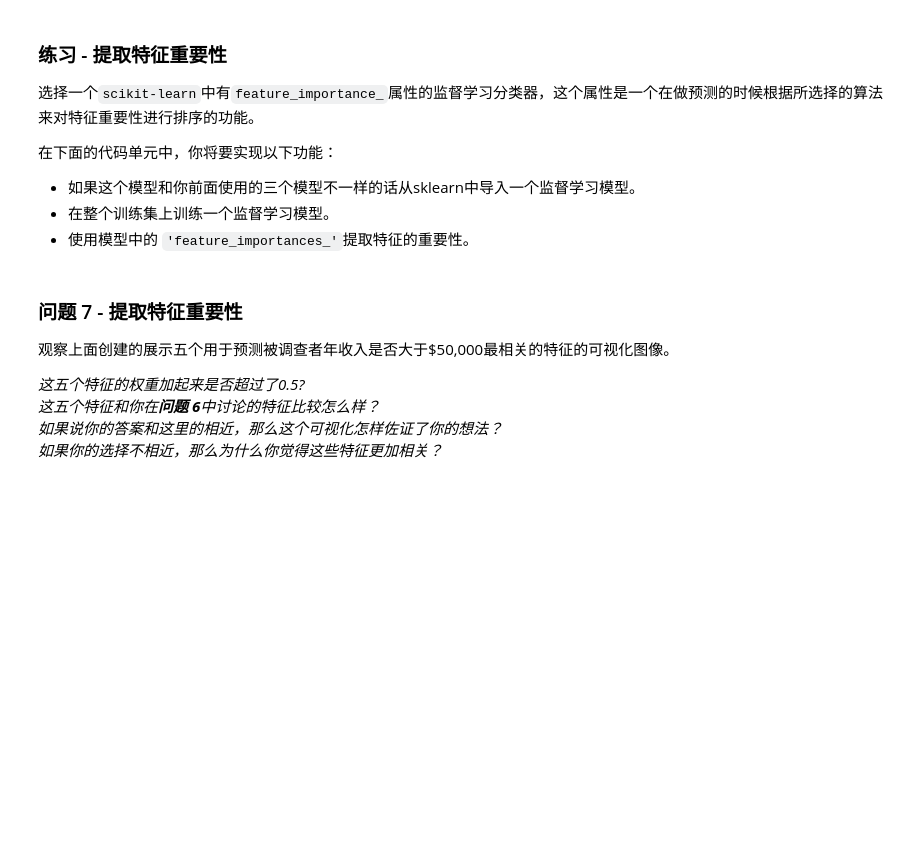
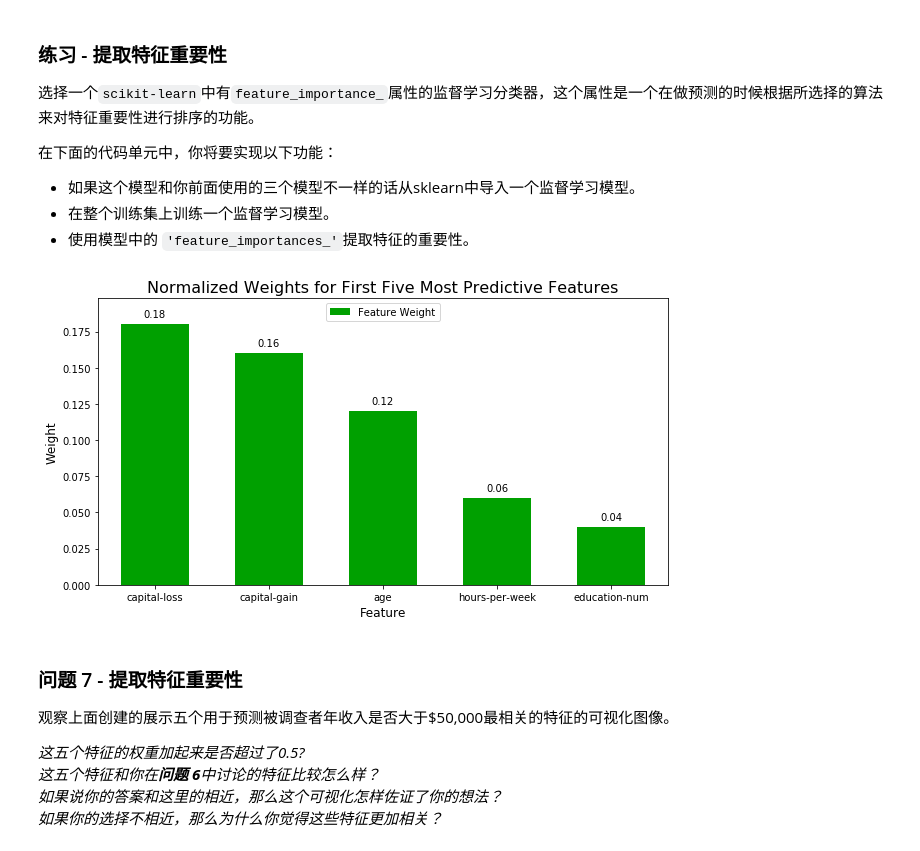
Before and after one commit to claywong/finding_donors, a Jupyter notebook: finding_donors.ipynb, the cells around one changed output. Cells and saved outputs as stored; diff of their text form; code cells hidden in the pictures; blank space fills up the shorter version.

```diff
--- a/finding_donors.ipynb
+++ b/finding_donors.ipynb
@@ -547,14 +604,16 @@ _在这十三个记录中，你认为哪五个特征对于预测是最重要的
 # %%
 # TODO：导入一个有'feature_importances_'的监督学习模型
 
 # TODO：在训练集上训练一个监督学习模型
-model = None
+model = AdaBoostClassifier().fit(X_train, y_train)
 
 # TODO： 提取特征重要性
-importances = None
+importances = model.feature_importances_
 
 # 绘图
 vs.feature_plot(importances, X_train, y_train)
+# %% [output]
+[figure, added]
 # %% [markdown]
 ### 问题 7 - 提取特征重要性
 观察上面创建的展示五个用于预测被调查者年收入是否大于\$50,000最相关的特征的可视化图像。
```
Also changed, not shown: parts of 19 cells of this notebook, 1 other file.
